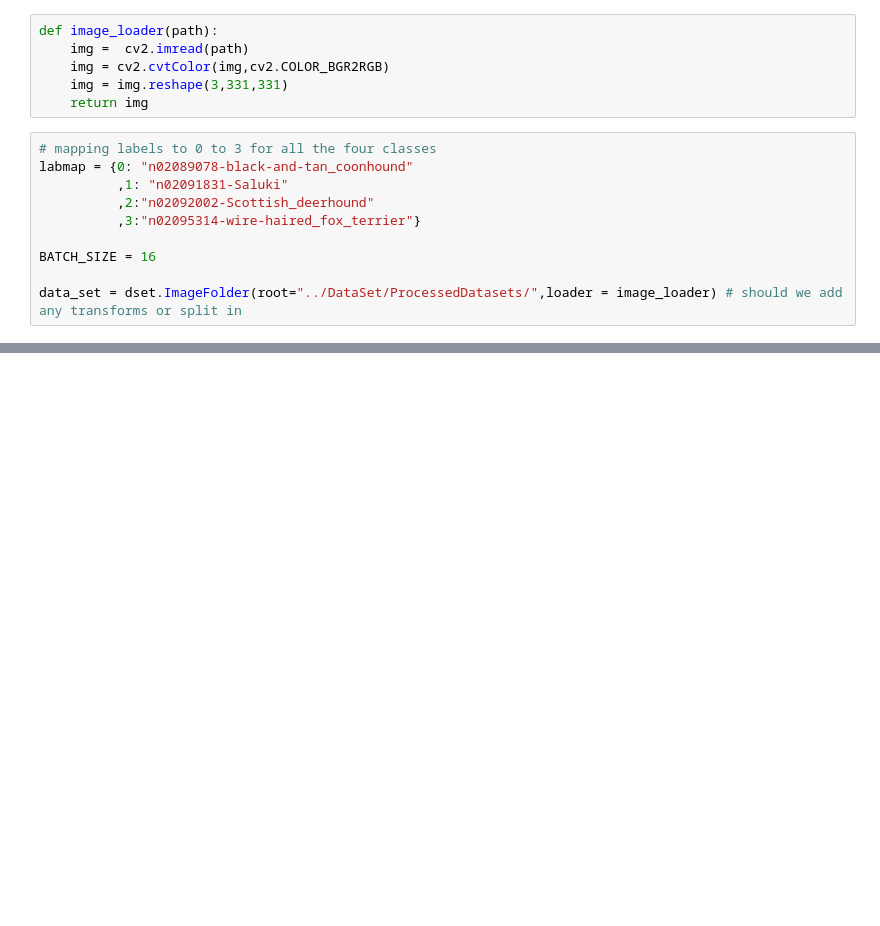
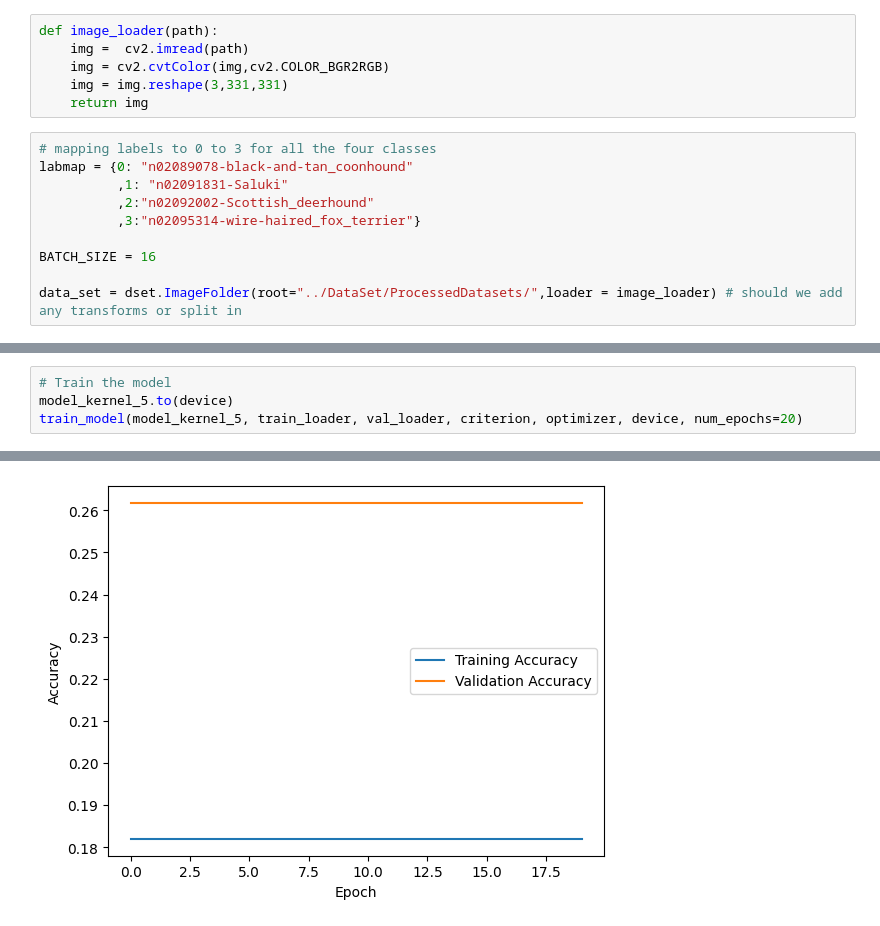
Before and after one commit to yagnaVNK/Data-Mining-1, a Jupyter notebook: Assignment3/Assignment3.ipynb, the cells around one changed output, grey strips where cells are left out. Saved outputs shown, nothing was run; the diff lists cells and outputs as text; blank space fills up the shorter version.

```diff
--- a/Assignment3/Assignment3.ipynb
+++ b/Assignment3/Assignment3.ipynb
@@ -418,0 +277,5 @@ Epoch 10/10, Training Loss: 1.5437, Training Accuracy: 20.53%, Validation Loss:
+# %%
+# Train the model
+model_kernel_5.to(device)
+train_model(model_kernel_5, train_loader, val_loader, criterion, optimizer, device, num_epochs=20)
+# %% [output]
@@ -418,0 +302 @@ Epoch 10/10, Training Loss: 1.5437, Training Accuracy: 20.53%, Validation Loss:
+[figure, added]
```
Also changed, not shown: parts of 12 cells of this notebook.
